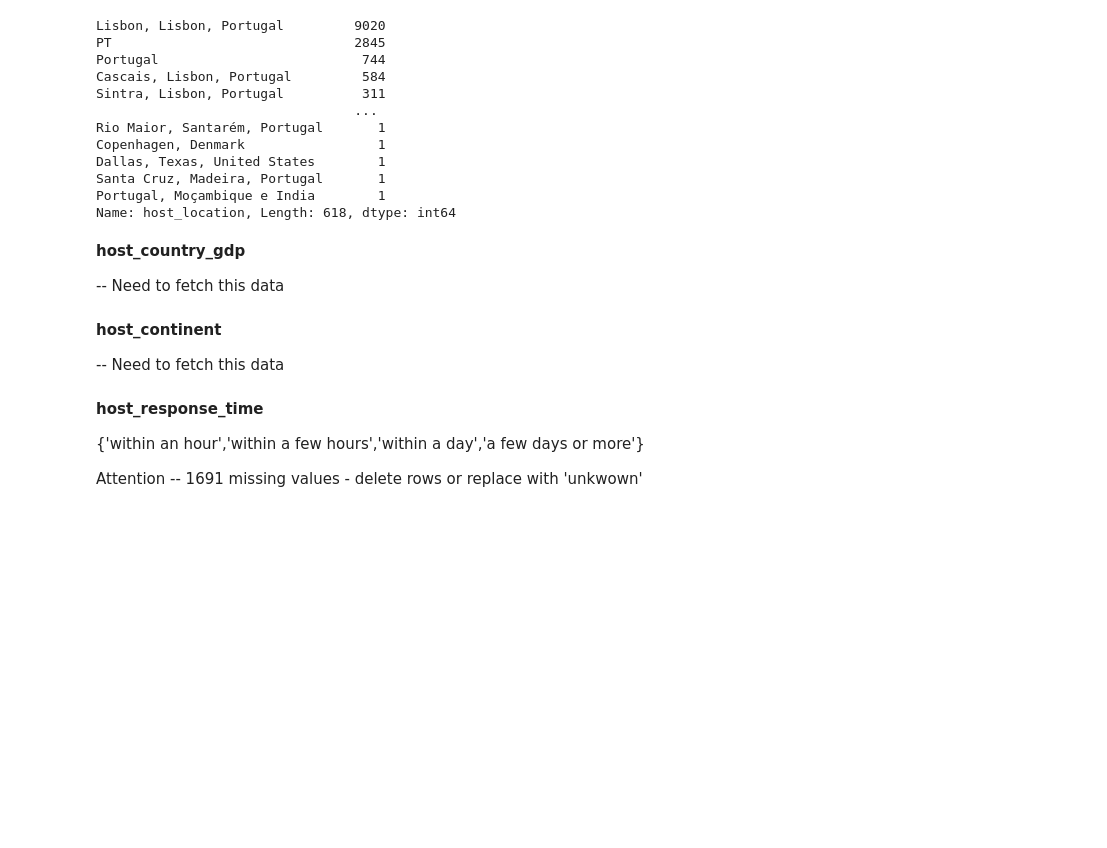
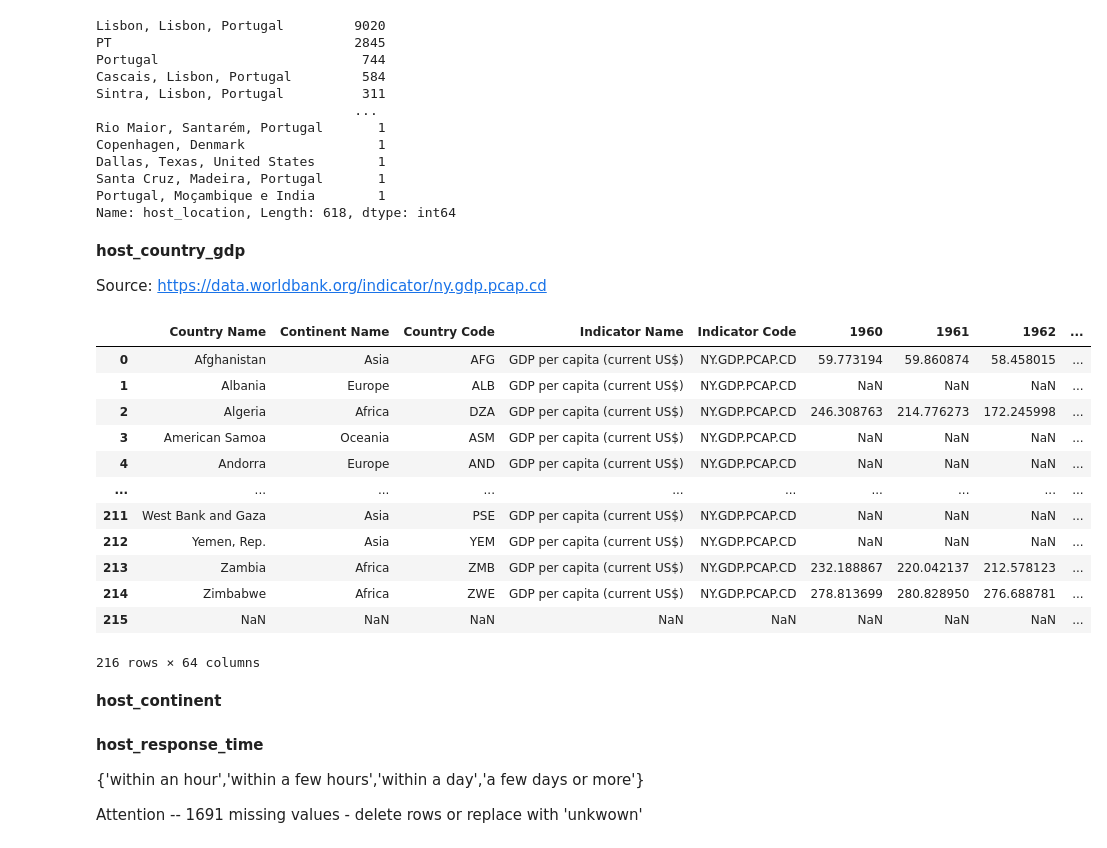
Before and after one commit to beatriz-lima/TPD-Airbnb-Data, a Jupyter notebook: Notebooks/eda_Host.ipynb, the cells around one changed output. Drawn from its saved outputs; the diff is of its cells as text; code cells hidden in the pictures; blank space fills up the shorter version.

```diff
--- a/Notebooks/eda_Host.ipynb
+++ b/Notebooks/eda_Host.ipynb
@@ -197,11 +197,28 @@ Dallas, Texas, United States        1
 Santa Cruz, Madeira, Portugal       1
 Portugal, Moçambique e India        1
 Name: host_location, Length: 618, dtype: int64
-# %% [markdown]
-**host_country_gdp**
-
--- Need to fetch this data
-# %% [markdown]
-**host_continent**
-
--- Need to fetch this data
+# %% [markdown]
+**host_country_gdp**
+
+Source: https://data.worldbank.org/indicator/ny.gdp.pcap.cd
+# %%
+gdp_file_path = '../data/GDP per capita (worldbank).csv'
+df_gdp = pd.read_csv(gdp_file_path)
+
+df_gdp
+# %% [output]
+|  | Country Name | Continent Name | Country Code | Indicator Name | Indicator Code | 1960 | 1961 | 1962 | ... |
+| 0 | Afghanistan | Asia | AFG | GDP per capita (current US$) | NY.GDP.PCAP.CD | 59.773194 | 59.860874 | 58.458015 | ... |
+| 1 | Albania | Europe | ALB | GDP per capita (current US$) | NY.GDP.PCAP.CD | NaN | NaN | NaN | ... |
+| 2 | Algeria | Africa | DZA | GDP per capita (current US$) | NY.GDP.PCAP.CD | 246.308763 | 214.776273 | 172.245998 | ... |
+| 3 | American Samoa | Oceania | ASM | GDP per capita (current US$) | NY.GDP.PCAP.CD | NaN | NaN | NaN | ... |
+| 4 | Andorra | Europe | AND | GDP per capita (current US$) | NY.GDP.PCAP.CD | NaN | NaN | NaN | ... |
+| ... | ... | ... | ... | ... | ... | ... | ... | ... | ... |
+| 211 | West Bank and Gaza | Asia | PSE | GDP per capita (current US$) | NY.GDP.PCAP.CD | NaN | NaN | NaN | ... |
+| 212 | Yemen, Rep. | Asia | YEM | GDP per capita (current US$) | NY.GDP.PCAP.CD | NaN | NaN | NaN | ... |
+| 213 | Zambia | Africa | ZMB | GDP per capita (current US$) | NY.GDP.PCAP.CD | 232.188867 | 220.042137 | 212.578123 | ... |
+| 214 | Zimbabwe | Africa | ZWE | GDP per capita (current US$) | NY.GDP.PCAP.CD | 278.813699 | 280.828950 | 276.688781 | ... |
+| 215 | NaN | NaN | NaN | NaN | NaN | NaN | NaN | NaN | ... |
+216 rows × 64 columns
+# %% [markdown]
+**host_continent**
```
Also changed, not shown: parts of 2 cells of this notebook.
